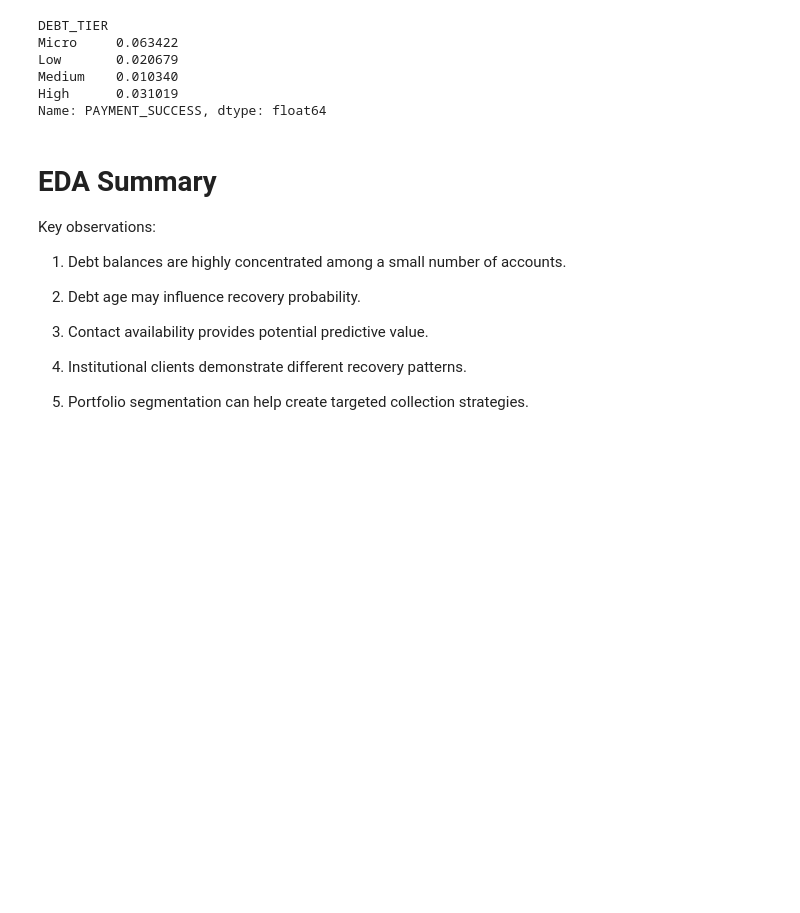
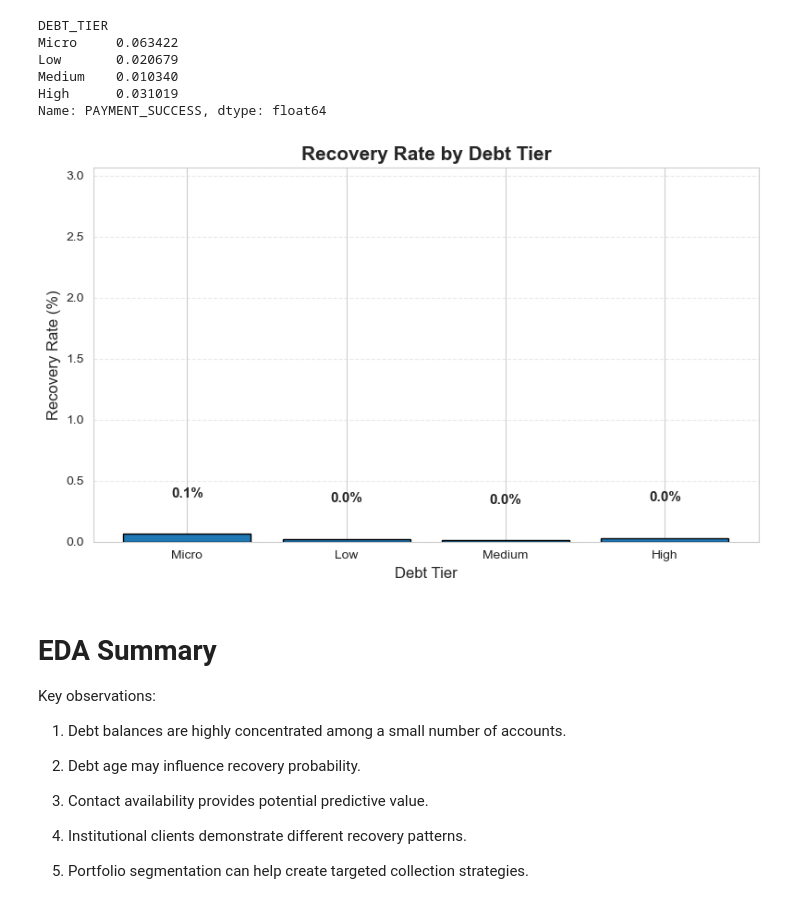
Before and after one commit to CharityNduati/PORTFOLIO-RISK-DEBT-RECOVERY-OPTIMIZATION-SYSTEM, a Jupyter notebook: Notebook.ipynb, the cells around one changed output. Cells and saved outputs as stored; diff of their text form; code cells hidden in the pictures; blank space fills up the shorter version.

```diff
--- a/Notebook.ipynb
+++ b/Notebook.ipynb
@@ -1196,6 +1227,38 @@ Low       0.020679
 Medium    0.010340
 High      0.031019
 Name: PAYMENT_SUCCESS, dtype: float64
+# %%
+plt.figure(figsize=(8,5))
+
+bars = plt.bar(
+    tier_analysis.index,
+    tier_analysis.values,
+    edgecolor='black'
+)
+
+# Add percentage labels
+for bar in bars:
+    height = bar.get_height()
+    plt.text(
+        bar.get_x() + bar.get_width()/2,
+        height + 0.3,
+        f"{height:.1f}%",
+        ha='center',
+        fontsize=11,
+        fontweight='bold'
+    )
+
+plt.title("Recovery Rate by Debt Tier", fontsize=15, fontweight='bold')
+plt.xlabel("Debt Tier", fontsize=12)
+plt.ylabel("Recovery Rate (%)", fontsize=12)
+
+plt.ylim(0, max(tier_analysis) + 3)
+plt.grid(axis='y', linestyle='--', alpha=0.4)
+
+plt.tight_layout()
+plt.show()
+# %% [output]
+[figure, added]
 # %% [markdown]
 # EDA Summary
 
```
Also changed, not shown: parts of 4 cells of this notebook, 3 other files.
